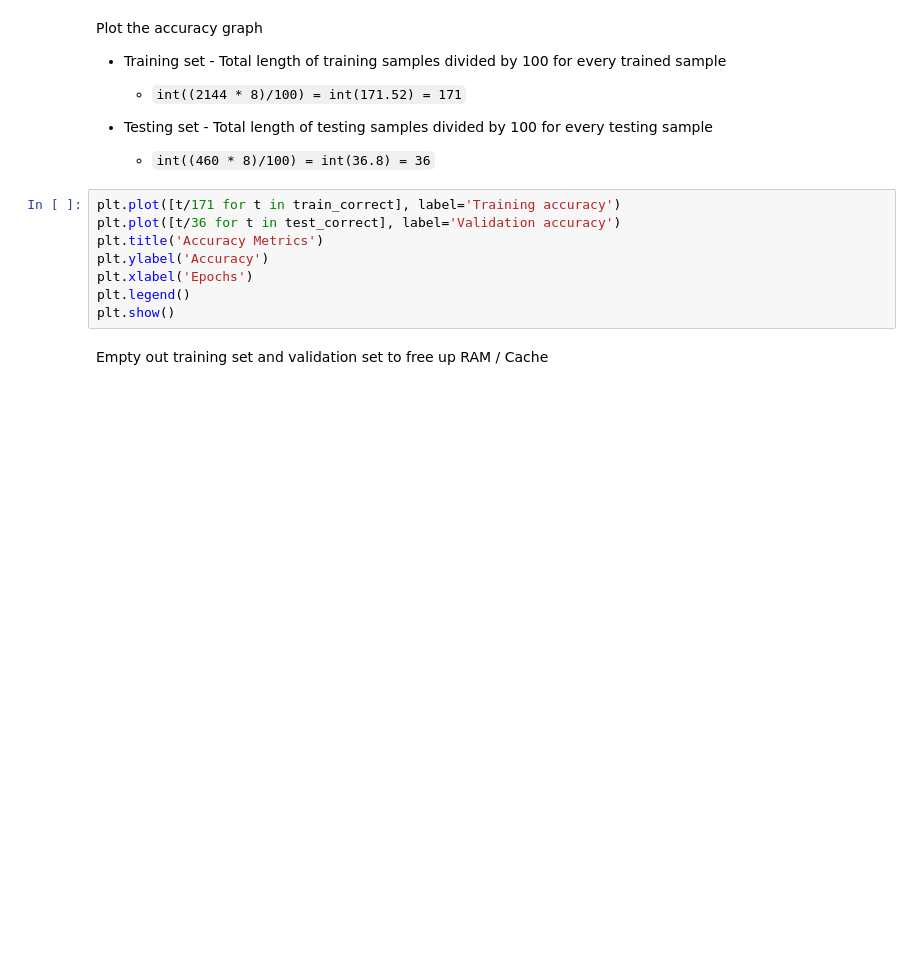
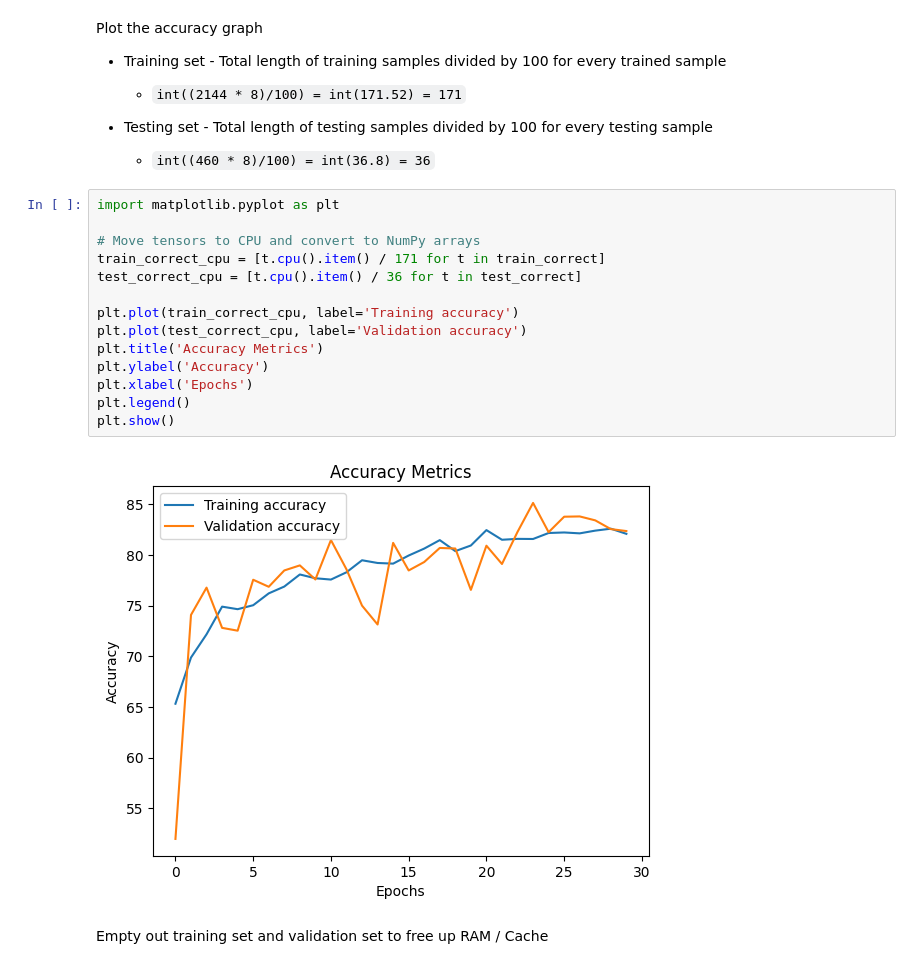
Before and after one commit to tpandhi/Brain-tumor-classification, a Jupyter notebook: torch_brain_tumor_classifier.ipynb, the cells around one changed output. Saved outputs shown, nothing was run; the diff lists cells and outputs as text; blank space fills up the shorter version.

```diff
--- a/torch_brain_tumor_classifier.ipynb
+++ b/torch_brain_tumor_classifier.ipynb
@@ -487,13 +588,21 @@ Plot the accuracy graph
 
   * `int((460 * 8)/100) = int(36.8) = 36`
 # %%
-plt.plot([t/171 for t in train_correct], label='Training accuracy')
-plt.plot([t/36 for t in test_correct], label='Validation accuracy')
+import matplotlib.pyplot as plt
+
+# Move tensors to CPU and convert to NumPy arrays
+train_correct_cpu = [t.cpu().item() / 171 for t in train_correct]
+test_correct_cpu = [t.cpu().item() / 36 for t in test_correct]
+
+plt.plot(train_correct_cpu, label='Training accuracy')
+plt.plot(test_correct_cpu, label='Validation accuracy')
 plt.title('Accuracy Metrics')
 plt.ylabel('Accuracy')
 plt.xlabel('Epochs')
 plt.legend()
 plt.show()
+# %% [output]
+[figure, added]
 # %% [markdown]
 Empty out training set and validation set to free up RAM / Cache
 # %%
```
Also changed, not shown: parts of 22 cells of this notebook.
